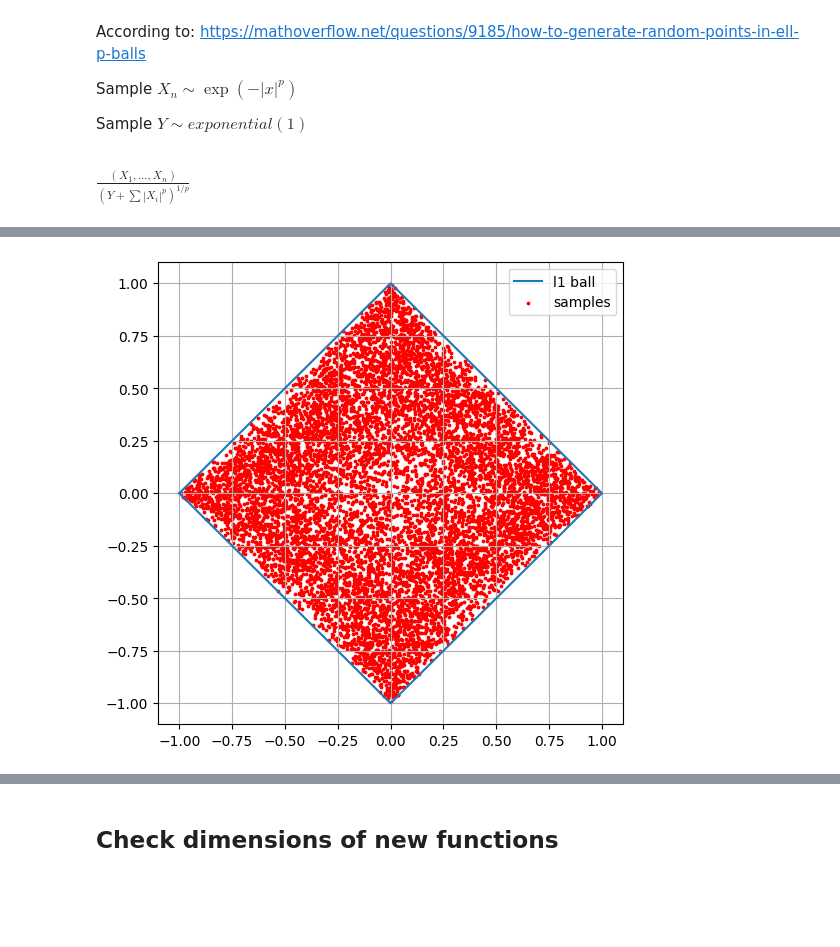
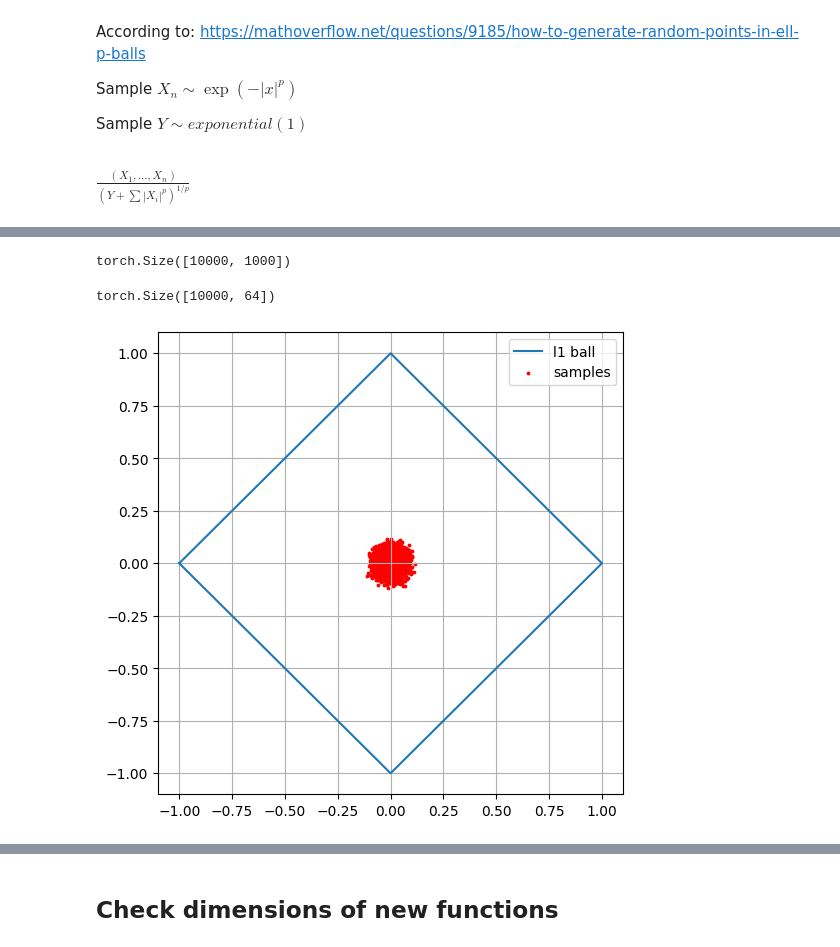
Before and after one commit to f-krause/uio-ADL-project-3, a Jupyter notebook: experiments/l1_sampling.ipynb, the cells around one changed output, grey strips where cells are left out. Cells and saved outputs as stored; diff of their text form; code cells hidden in the pictures; blank space fills up the shorter version.

```diff
--- a/experiments/l1_sampling.ipynb
+++ b/experiments/l1_sampling.ipynb
@@ -54,18 +54,34 @@ tensor([[-1.4784e-01, -1.8446e-01,  2.2600e-01],
+# %%
+def generate_samples(N, D, p):
+    gaussian = torch.randn(N, D)
+    angles = gaussian / torch.norm(gaussian, p=2, dim=1, keepdim=True)
+
+    return angles
 # %%
-samples = generate_samples(10000, 2, 1)
+samples = generate_samples(10000, 1000, 1) #32 times!
+samples.shape
+# %% [output]
+torch.Size([10000, 1000])
+# %%
+for i in range(31):
+    samples = torch.cat((samples, generate_samples(10000, 2, 1)), dim=1)
+# %%
+samples.shape
+# %% [output]
+torch.Size([10000, 64])
 # %%
-x_coords, y_coords = list(zip(*samples))
+x_coords, y_coords = list(zip(*samples[:, 0:2]))
 
 l1_points = [(-1, 0), (0, 1), (1, 0), (0, -1), (-1, 0)]
 x_coords_box, y_coords_box = zip(*l1_points)
 
 plt.plot(x_coords_box, y_coords_box, marker='', label='l1 ball')
 plt.scatter(x_coords, y_coords, color='red', label='samples', s=3)  # Adjust color as needed
 plt.grid(True)
 plt.legend()
 plt.show()
 # %% [output]
-[figure, old version]
+[figure, new version]
 # %%
 samples_norm = samples / torch.norm(samples, p=2, dim=1, keepdim=True)
 
```
Also changed, not shown: parts of 2 cells of this notebook, 1 other file.
